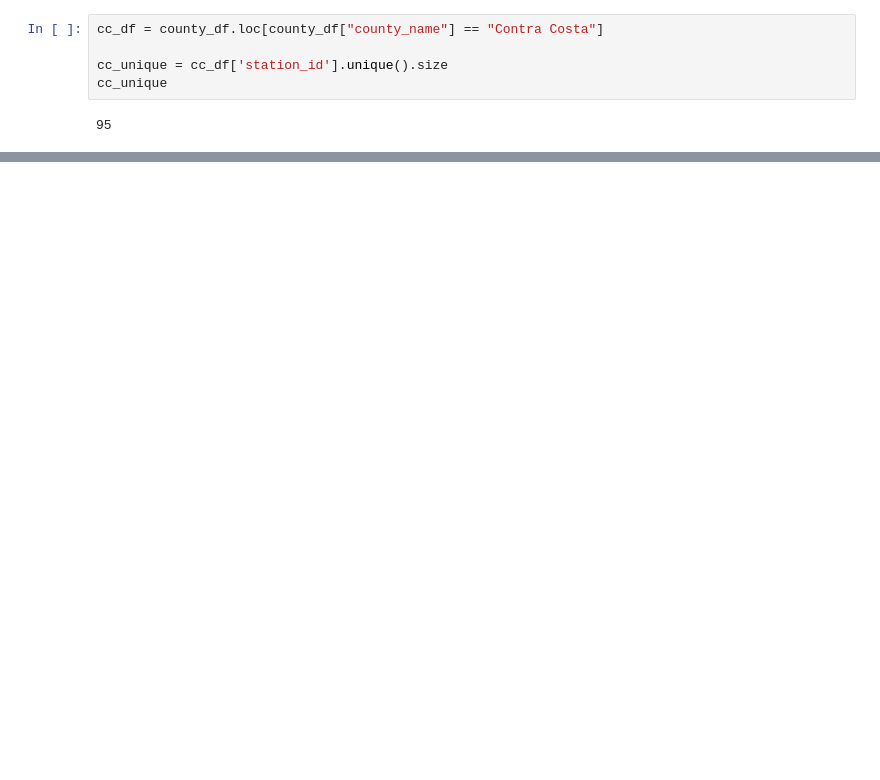
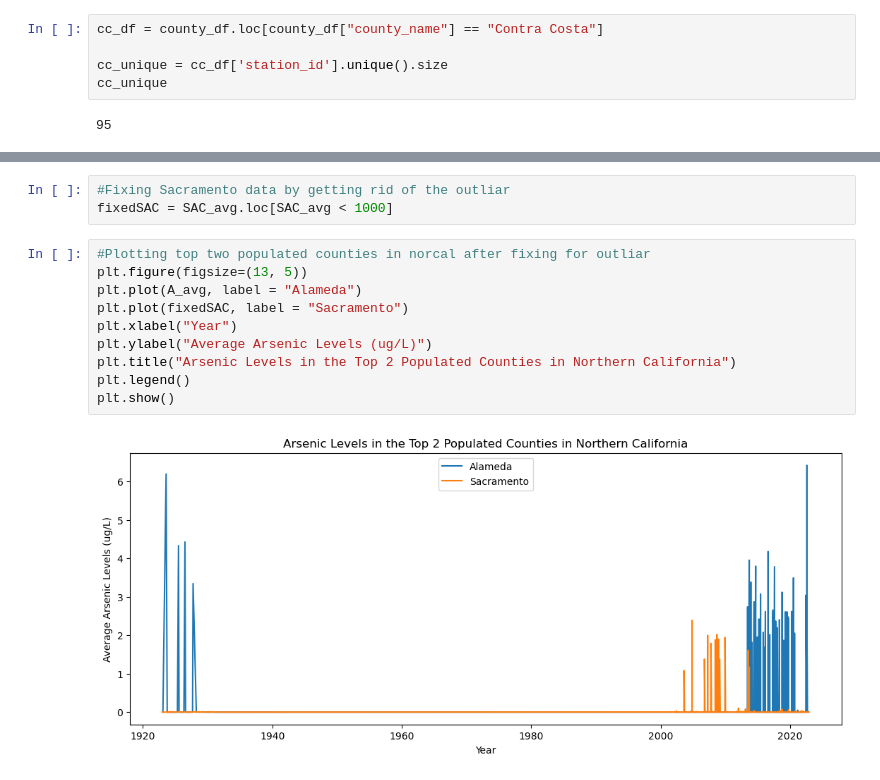
Before and after one commit to AntoFa1990/CA_Water_Analysis, a Jupyter notebook: WaterBrainstormLorela.ipynb, the cells around one changed output, grey strips where cells are left out. Saved outputs shown, nothing was run; the diff lists cells and outputs as text; blank space fills up the shorter version.

```diff
--- a/WaterBrainstormLorela.ipynb
+++ b/WaterBrainstormLorela.ipynb
@@ -323,0 +352,15 @@ plt.show()
+# %%
+#Fixing Sacramento data by getting rid of the outliar
+fixedSAC = SAC_avg.loc[SAC_avg < 1000]
+# %%
+#Plotting top two populated counties in norcal after fixing for outliar
+plt.figure(figsize=(13, 5))
+plt.plot(A_avg, label = "Alameda")
+plt.plot(fixedSAC, label = "Sacramento")
+plt.xlabel("Year")
+plt.ylabel("Average Arsenic Levels (ug/L)")
+plt.title("Arsenic Levels in the Top 2 Populated Counties in Northern California")
+plt.legend()
+plt.show()
+# %% [output]
+[figure, added]
```
Also changed, not shown: parts of 53 cells of this notebook, 6 other files.
